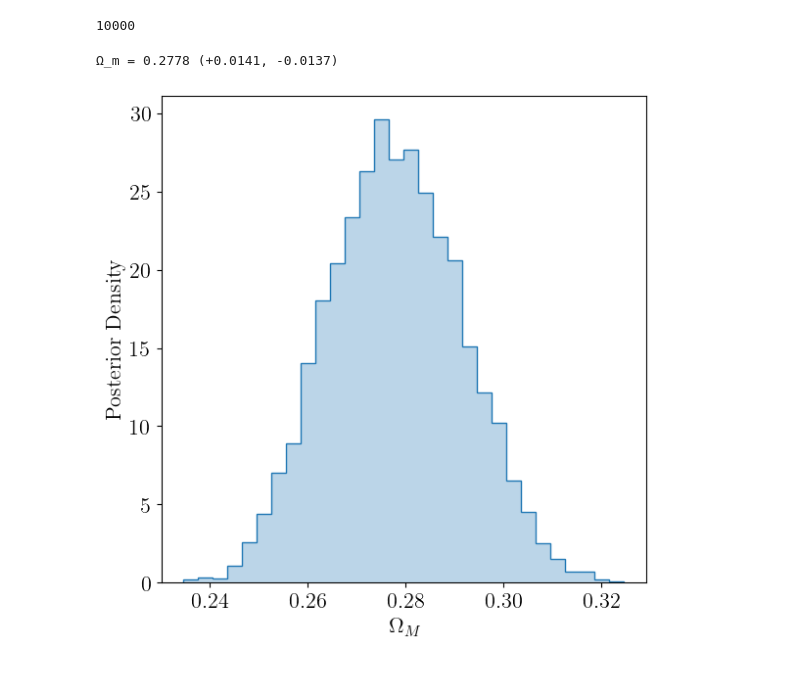
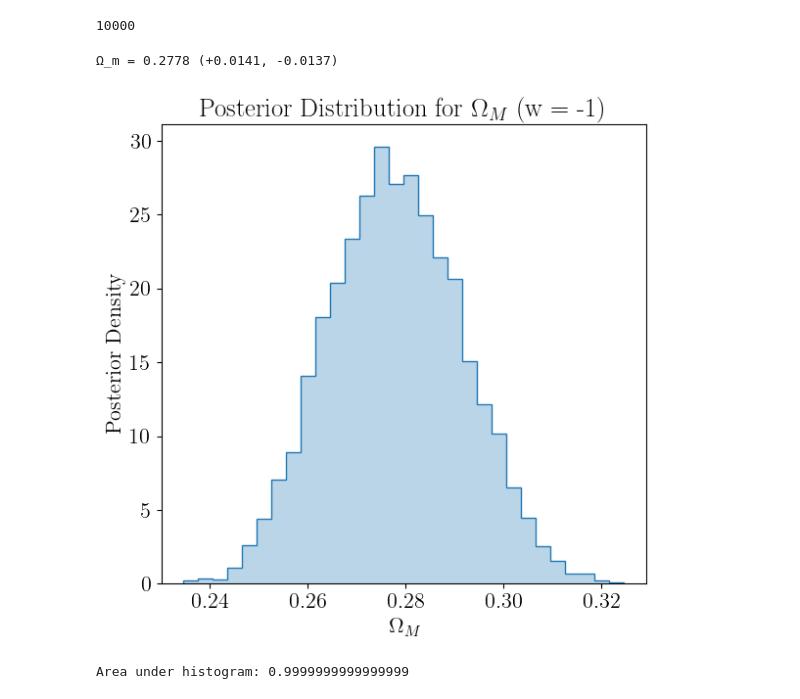
Before and after one commit to j-haralds/Advanced_sim, a Jupyter notebook: proj1_shared/proj1_2_jesper.ipynb, the cells around one changed output. Drawn from its saved outputs; the diff is of its cells as text; code cells hidden in the pictures.

```diff
--- a/proj1_shared/proj1_2_jesper.ipynb
+++ b/proj1_shared/proj1_2_jesper.ipynb
@@ -189,7 +189,7 @@ Likelihood: -667.936394680228
 theta opt M: [ 0.27965822 -1.0045319 ]
 theta opt w: [0.27771576]
 # %%
-grid = 100
+grid = 50
 Om_M_grid = np.linspace(0,0.5,grid)
 w_grid = np.linspace(0,-1.5,grid)
 
@@ -336,14 +337,14 @@ def samples_MCMC(theta_lims, function, x, y, sigma, nwalkers, iterations=10000,
     sampler.run_mcmc(p_burn, iterations, progress=True)
     samples = sampler.get_chain(flat=True)
 
-    return samples, sampler
+    return samples
 # %%
-Om_M_lims = [(0,0.5)]
+Om_M_lims = [(0.1,0.5)]
 x = z
 y = mu
 sigma = mu_err
 
-samples, sampler = samples_MCMC(Om_M_lims, log_posterior_OmM, x, y, sigma,
+samples = samples_MCMC(Om_M_lims, log_posterior_OmM, x, y, sigma,
                         nwalkers=10, iterations=int(1e3))
 # %%
 samples_arr, sampler = samples
@@ -353,31 +354,39 @@ print(len(samples_arr))
 # %%
 # compute the percentiles (16th, 50th, 84th)
 q16, q50, q84 = np.percentile(samples_arr, [16, 50, 84])
 err_low  = q50 - q16
 err_high = q84 - q50
 
 print(f"Ω_m = {q50:.4f} (+{err_high:.4f}, -{err_low:.4f})")
 
 # plot
 plt.figure(figsize=(6,6))
 plt.hist(samples_arr, bins=30, density=True,
          alpha=0.3, color='tab:blue')
 plt.hist(samples_arr, bins=30, density=True,
          histtype='step', color='tab:blue', linewidth=1)
 
 # mark median and credible interval
 # plt.axvline(q50, color='tab:red', linestyle='-', alpha=0.7,
 #             label=fr"Maximum $\Omega_M$")
 # plt.axvline(q16, color='tab:red', alpha=0.4, linestyle='--')
 # plt.axvline(q84, color='tab:red', alpha=0.4, linestyle='--')
 
 
 plt.xlabel(r'$\Omega_M$')
 plt.ylabel('Posterior Density')
-# plt.title('Posterior Distribution for $\Omega_M$ (w = -1)')
+plt.title('Posterior Distribution for $\Omega_M$ (w = -1)')
 # plt.legend(loc='lower right')
 plt.tight_layout()
 plt.savefig('figs/Om_m_posterior.pdf')
 # %% [output]
 Ω_m = 0.2778 (+0.0141, -0.0137)
-[figure, old version]
+[figure, new version]
+# %%
+counts, edges = np.histogram(samples, bins=30, density=True)
+widths = np.diff(edges)
+area = np.sum(counts * widths)
+
+print("Area under histogram:", area)
+# %% [output]
+Area under histogram: 0.9999999999999999
```
Also changed, not shown: parts of 1 cell of this notebook, 3 other files.
